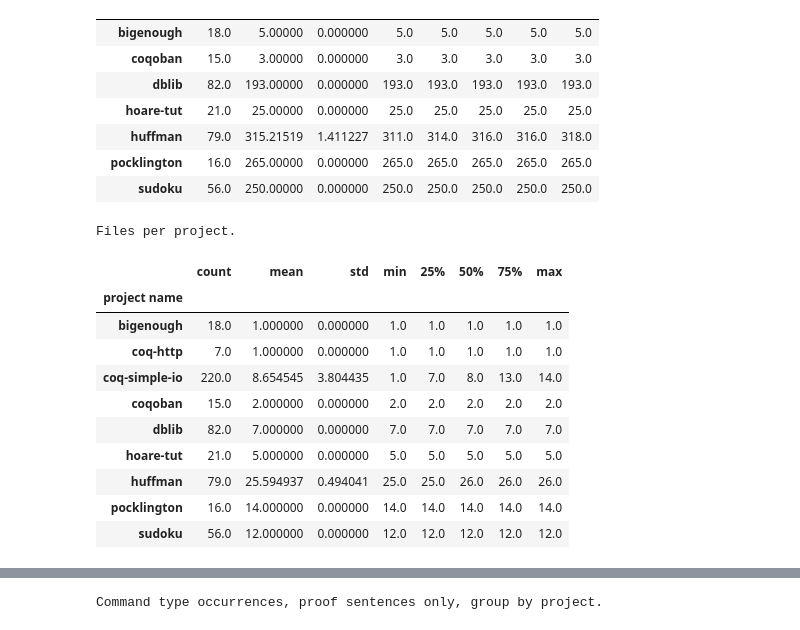
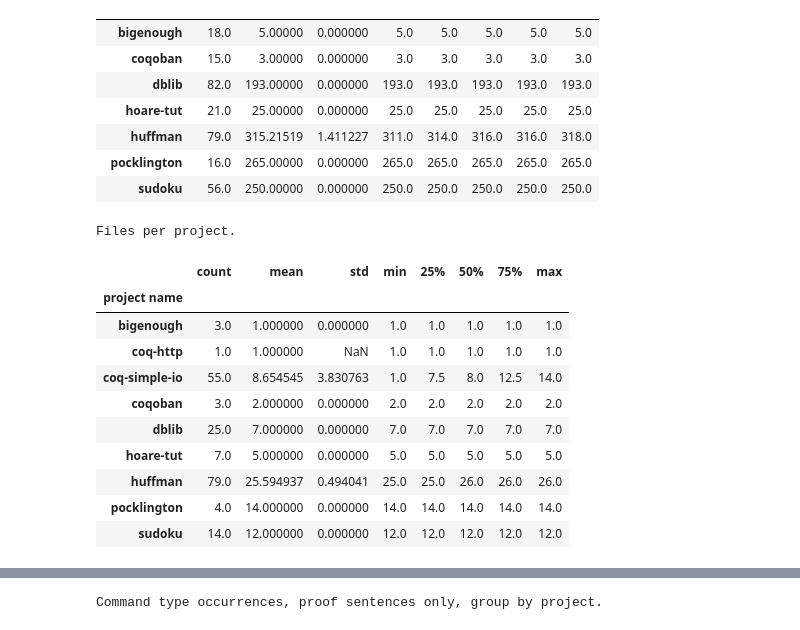
Before and after one commit to Radiance-Technologies/prism, a Jupyter notebook: scripts/data/analyze_cache_df.ipynb, the cells around one changed output, grey strips where cells are left out. Cells and saved outputs as stored; diff of their text form; code cells hidden in the pictures.

```diff
--- a/scripts/data/analyze_cache_df.ipynb
+++ b/scripts/data/analyze_cache_df.ipynb
@@ -104,19 +114,19 @@ Proof counts. Projects coq-http and coq-simple-io don't have any proofs in the s
 | sudoku | 56.0 | 250.00000 | 0.000000 | 250.0 | 250.0 | 250.0 | 250.0 | 250.0 |
 # %%
 print("Files per project.")
-df[["project name", "commit hash", "coq version", "filename"]].drop_duplicates().value_counts(subset=["project name", "commit hash", "coq version"]).groupby("project name").describe()
+df[["project name", "commit hash", "filename"]].drop_duplicates().value_counts(subset=["project name", "commit hash"]).groupby("project name").describe()
 # %% [output]
 Files per project.
 |  | count | mean | std | min | 25% | 50% | 75% | max |
 | project name |  |  |  |  |  |  |  |  |
-| bigenough | 18.0 | 1.000000 | 0.000000 | 1.0 | 1.0 | 1.0 | 1.0 | 1.0 |
-| coq-http | 7.0 | 1.000000 | 0.000000 | 1.0 | 1.0 | 1.0 | 1.0 | 1.0 |
-| coq-simple-io | 220.0 | 8.654545 | 3.804435 | 1.0 | 7.0 | 8.0 | 13.0 | 14.0 |
-| coqoban | 15.0 | 2.000000 | 0.000000 | 2.0 | 2.0 | 2.0 | 2.0 | 2.0 |
-| dblib | 82.0 | 7.000000 | 0.000000 | 7.0 | 7.0 | 7.0 | 7.0 | 7.0 |
-| hoare-tut | 21.0 | 5.000000 | 0.000000 | 5.0 | 5.0 | 5.0 | 5.0 | 5.0 |
+| bigenough | 3.0 | 1.000000 | 0.000000 | 1.0 | 1.0 | 1.0 | 1.0 | 1.0 |
+| coq-http | 1.0 | 1.000000 | NaN | 1.0 | 1.0 | 1.0 | 1.0 | 1.0 |
+| coq-simple-io | 55.0 | 8.654545 | 3.830763 | 1.0 | 7.5 | 8.0 | 12.5 | 14.0 |
+| coqoban | 3.0 | 2.000000 | 0.000000 | 2.0 | 2.0 | 2.0 | 2.0 | 2.0 |
+| dblib | 25.0 | 7.000000 | 0.000000 | 7.0 | 7.0 | 7.0 | 7.0 | 7.0 |
+| hoare-tut | 7.0 | 5.000000 | 0.000000 | 5.0 | 5.0 | 5.0 | 5.0 | 5.0 |
 | huffman | 79.0 | 25.594937 | 0.494041 | 25.0 | 25.0 | 26.0 | 26.0 | 26.0 |
-| pocklington | 16.0 | 14.000000 | 0.000000 | 14.0 | 14.0 | 14.0 | 14.0 | 14.0 |
-| sudoku | 56.0 | 12.000000 | 0.000000 | 12.0 | 12.0 | 12.0 | 12.0 | 12.0 |
+| pocklington | 4.0 | 14.000000 | 0.000000 | 14.0 | 14.0 | 14.0 | 14.0 | 14.0 |
+| sudoku | 14.0 | 12.000000 | 0.000000 | 12.0 | 12.0 | 12.0 | 12.0 | 12.0 |
 # %%
 print("Command type occurrences.")
```
Also changed, not shown: parts of 9 cells of this notebook.
